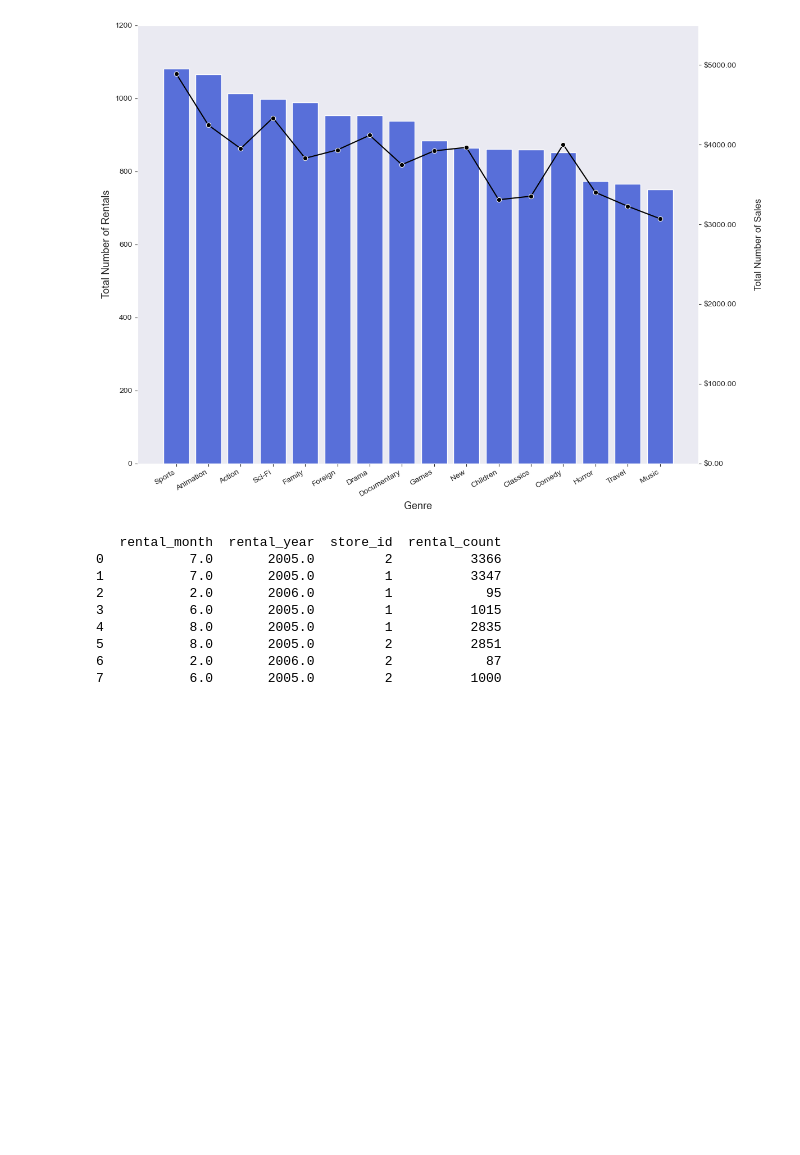
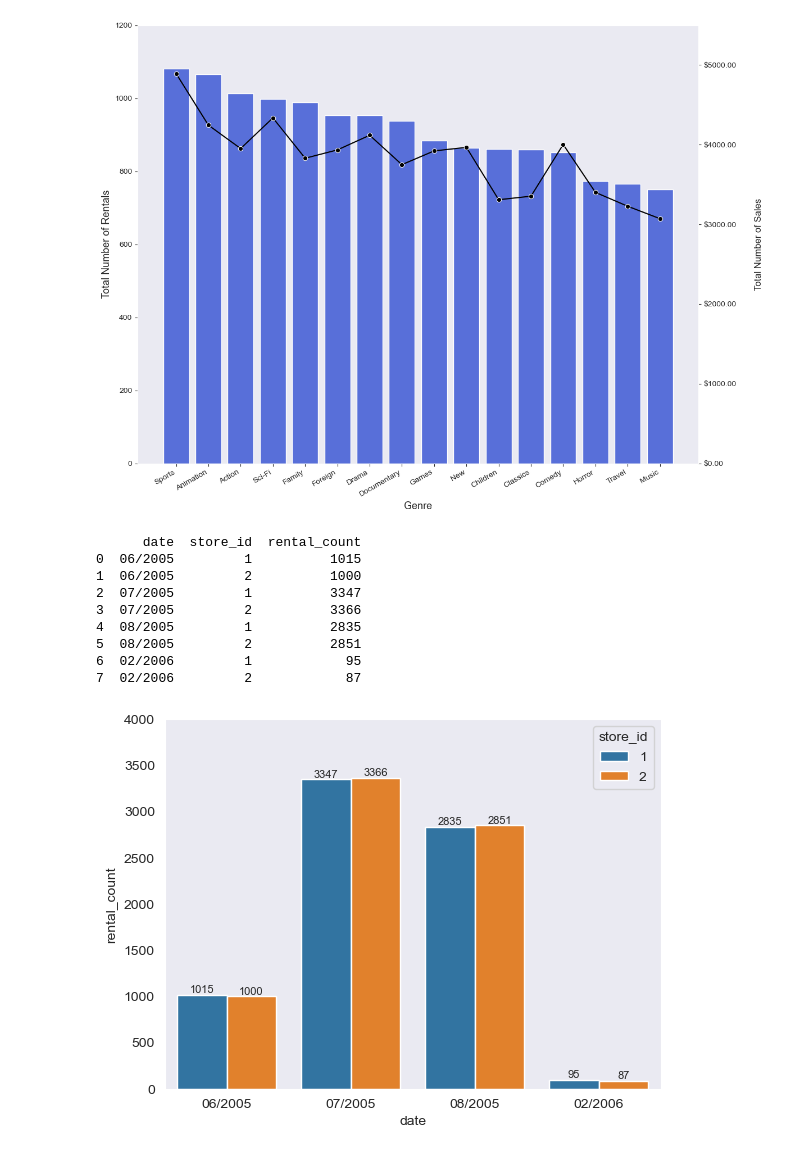
Before and after one commit to kimberly42787/DVD-Rental-SQL-Project, a Jupyter notebook: DVD Rental_Udacity DataSet/Analyze_DVD_Rental.ipynb, the cells around one changed output. Drawn from its saved outputs; the diff is of its cells as text; code cells hidden in the pictures; blank space fills up the shorter version.

Commit message:
Second dvd rental analysis update

```diff
--- a/DVD Rental_Udacity DataSet/Analyze_DVD_Rental.ipynb
+++ b/DVD Rental_Udacity DataSet/Analyze_DVD_Rental.ipynb
@@ -149,29 +160,50 @@ plt.show()
 # %%
 ## Compare rental counts between two stores by monthly rental
 
-rent_count = pd.read_sql("""
-        SELECT DATE_PART('month', r.rental_date) AS rental_month,
-		        DATE_PART('year', r.rental_date) AS rental_year,
-		        s.store_id,
-		        COUNT(*) AS rental_count
-        FROM rental r
-        JOIN payment p
-        ON r.rental_id = p.rental_id
-        JOIN staff st
-        ON p.staff_id = st.staff_id
-        JOIN store s
-        ON st.store_id = s.store_id
-        GROUP BY 1, 2, 3""",
+rent_count_df = pd.read_sql("""
+        WITH T1 AS(
+	        SELECT EXTRACT(year from r.rental_date) AS year,
+                        EXTRACT(month from r.rental_date) AS month,
+		        s.store_id AS Store_ID,
+		        COUNT(*) AS Rental_Count
+	        FROM rental r
+	        JOIN payment p
+	        ON r.rental_id = p.rental_id
+	        JOIN staff st
+	        ON p.staff_id = st.staff_id
+	        JOIN store s
+	        ON st.store_id = s.store_id
+	        GROUP BY 1, 2, 3
+	        ORDER BY 1)
+
+        SELECT CONCAT('0',month,'/',year) AS Date,
+	        Store_ID,
+	        Rental_Count
+        FROM T1;""",
         con = conn)
 
-print(rent_count)
+print(rent_count_df)
 # %% [output]
-   rental_month  rental_year  store_id  rental_count
-0           7.0       2005.0         2          3366
-1           7.0       2005.0         1          3347
-2           2.0       2006.0         1            95
-3           6.0       2005.0         1          1015
-4           8.0       2005.0         1          2835
-5           8.0       2005.0         2          2851
-6           2.0       2006.0         2            87
-7           6.0       2005.0         2          1000
+      date  store_id  rental_count
+0  06/2005         1          1015
+1  06/2005         2          1000
+2  07/2005         1          3347
+3  07/2005         2          3366
+4  08/2005         1          2835
+5  08/2005         2          2851
+6  02/2006         1            95
+7  02/2006         2            87
+# %%
+
+ax = sns.barplot(
+                x = 'date',
+                y = 'rental_count',
+                hue = 'store_id',
+                data = rent_count_df
+                )
+ax.set_ylim(0,4000)
+
+for container in ax.containers:
+    ax.bar_label(container, size = 8)
+# %% [output]
+[figure, added]
```
Also changed, not shown: parts of 1 cell of this notebook.
